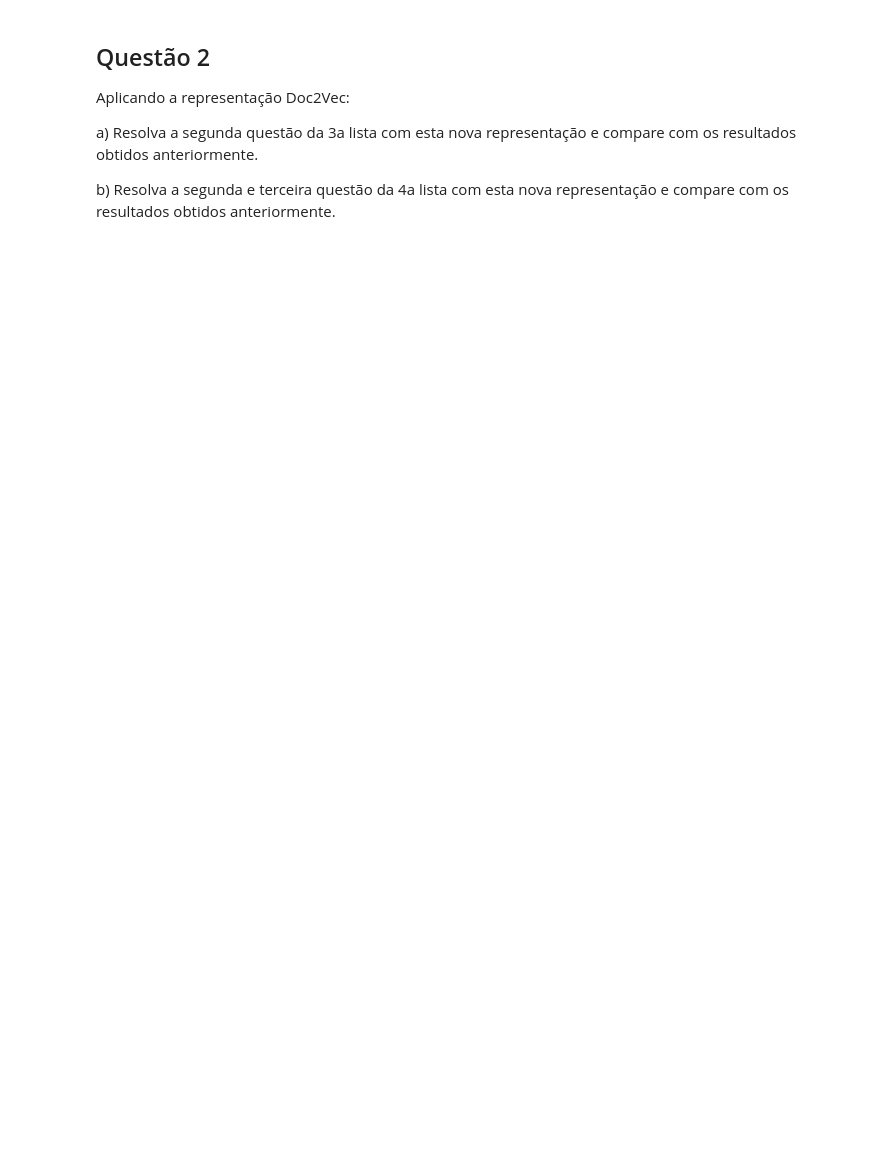
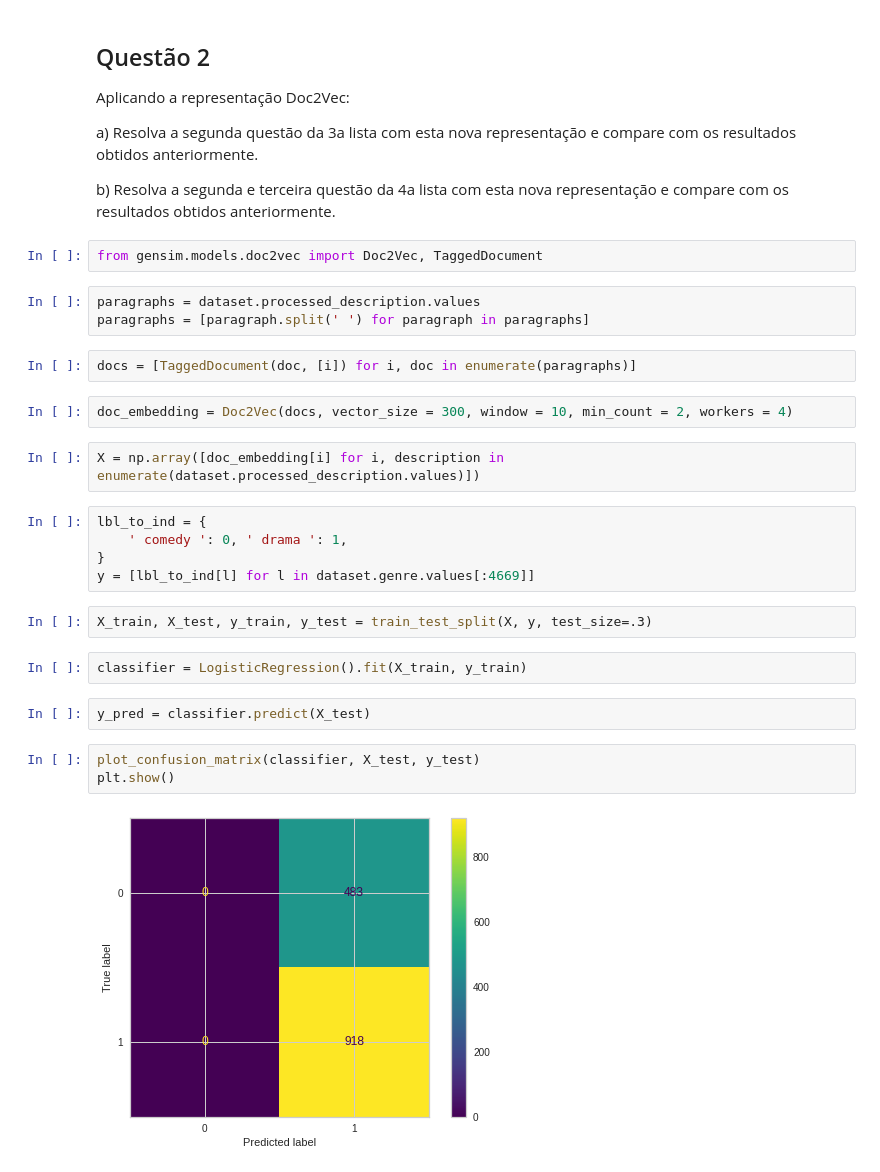
Before and after one commit to audreyemmely/natural-language-processing, a Jupyter notebook: pln_lista5.ipynb, the cells around one changed output. Drawn from its saved outputs; the diff is of its cells as text; blank space fills up the shorter version.

```diff
--- a/pln_lista5.ipynb
+++ b/pln_lista5.ipynb
@@ -38,3 +227,30 @@ Aplicando a representação Doc2Vec:
 a) Resolva a segunda questão da 3a lista com esta nova representação e compare com os resultados obtidos anteriormente.
 
 b) Resolva a segunda e terceira questão da 4a lista com esta nova representação e compare com os resultados obtidos anteriormente.
+# %%
+from gensim.models.doc2vec import Doc2Vec, TaggedDocument
+# %%
+paragraphs = dataset.processed_description.values
+paragraphs = [paragraph.split(' ') for paragraph in paragraphs]
+# %%
+docs = [TaggedDocument(doc, [i]) for i, doc in enumerate(paragraphs)]
+# %%
+doc_embedding = Doc2Vec(docs, vector_size = 300, window = 10, min_count = 2, workers = 4)
+# %%
+X = np.array([doc_embedding[i] for i, description in enumerate(dataset.processed_description.values)])
+# %%
+lbl_to_ind = {
+    ' comedy ': 0, ' drama ': 1,
+}
+y = [lbl_to_ind[l] for l in dataset.genre.values[:4669]]
+# %%
+X_train, X_test, y_train, y_test = train_test_split(X, y, test_size=.3)
+# %%
+classifier = LogisticRegression().fit(X_train, y_train)
+# %%
+y_pred = classifier.predict(X_test)
+# %%
+plot_confusion_matrix(classifier, X_test, y_test)
+plt.show()
+# %% [output]
+[figure, added]
```
Also changed, not shown: parts of 38 cells of this notebook.
